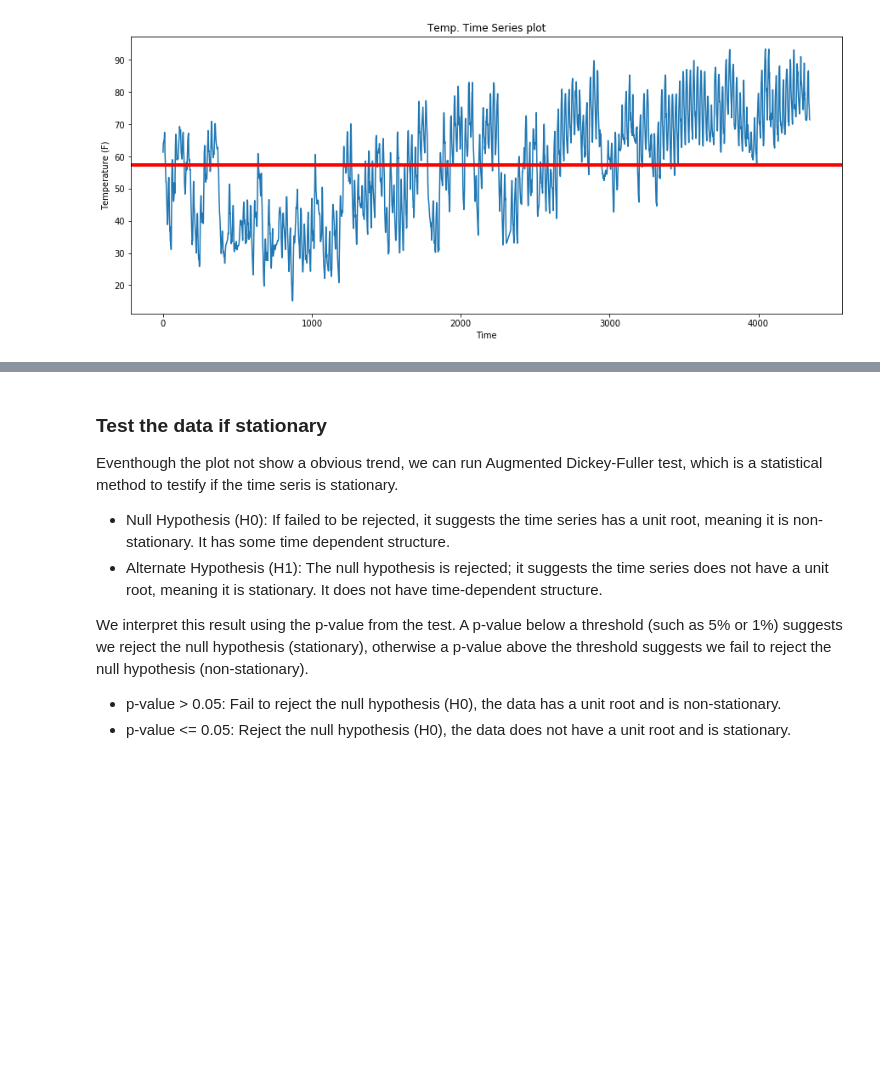
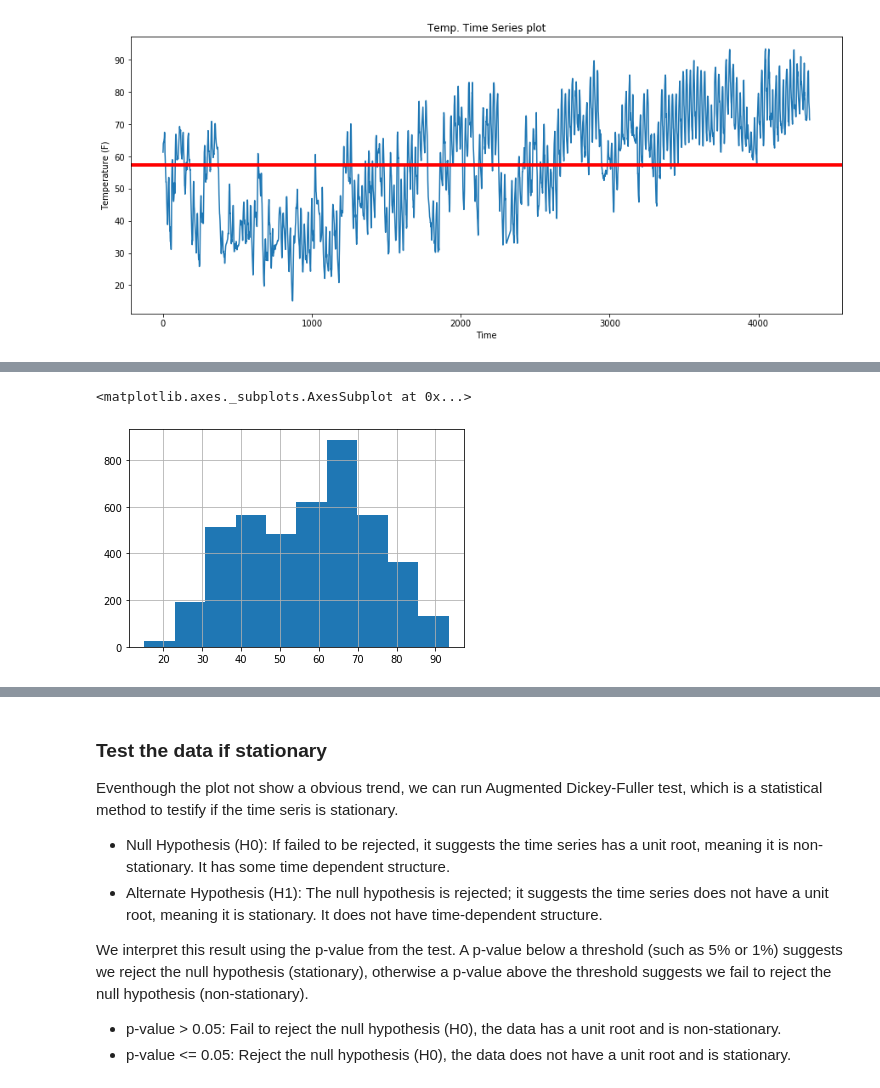
Before and after one commit to justin830827/IoT-Analytics, a Jupyter notebook: Forecasting/Forecasting.ipynb, the cells around one changed output, grey strips where cells are left out. Saved outputs shown, nothing was run; the diff lists cells and outputs as text; code cells hidden in the pictures; blank space fills up the shorter version.

```diff
--- a/Forecasting/Forecasting.ipynb
+++ b/Forecasting/Forecasting.ipynb
@@ -68,0 +82,5 @@ plot_timeseries(trans_data, 'Temp. Time Series plot (trans)')
+# %%
+data['Temperature'].hist()
+# %% [output]
+<matplotlib.axes._subplots.AxesSubplot at 0x...>
+[figure, added]
```
Also changed, not shown: parts of 8 cells of this notebook, 1 other file.
